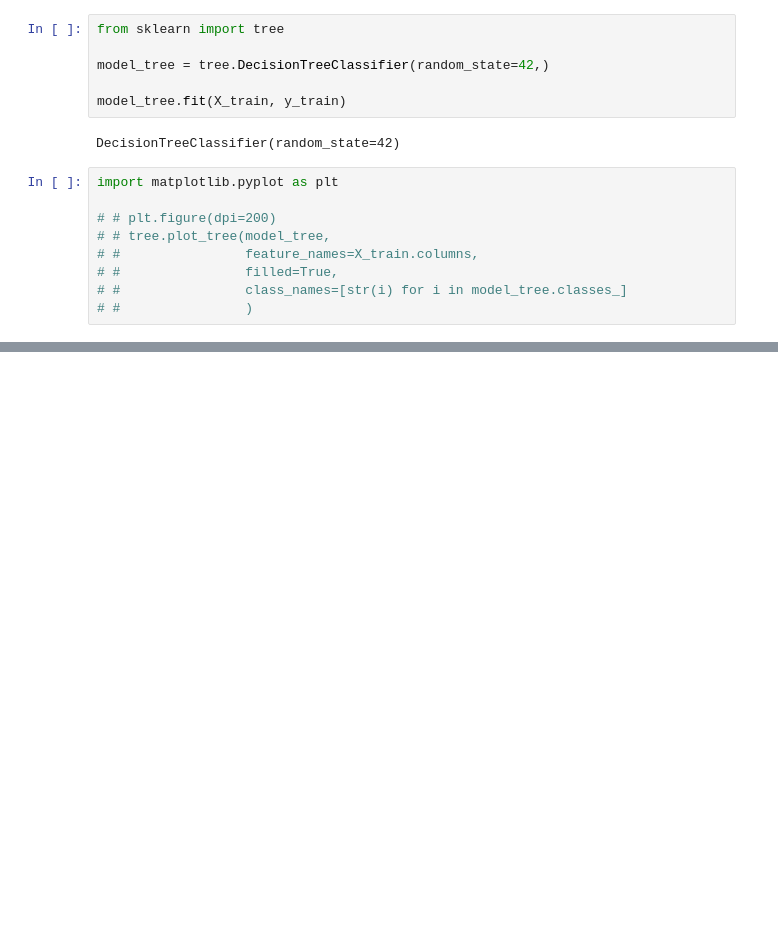
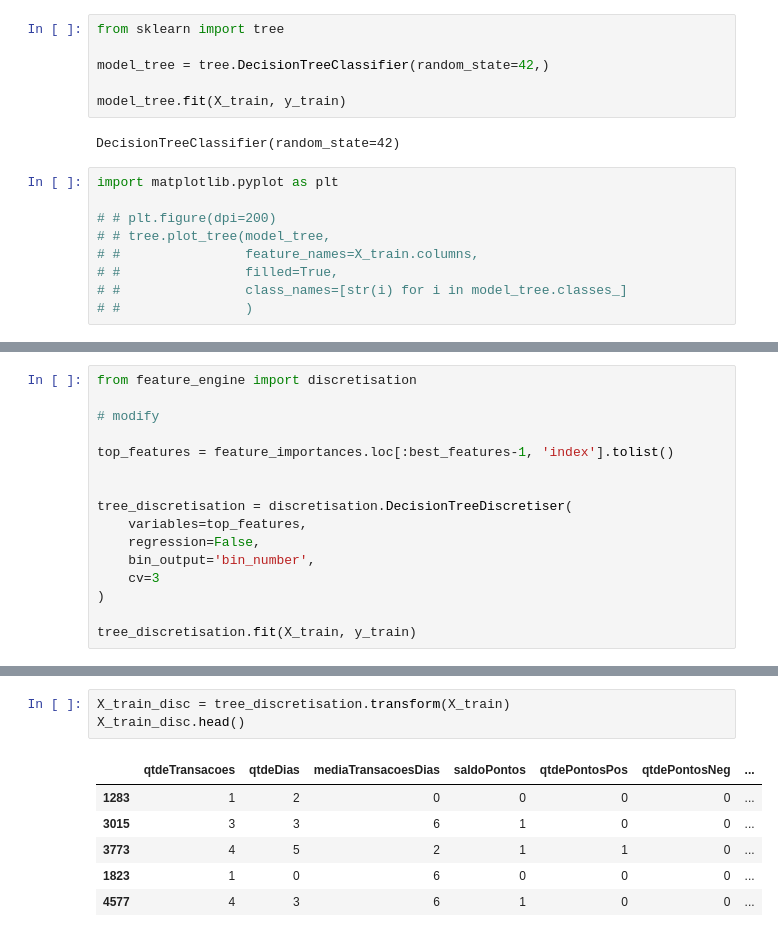
Before and after one commit to renancasalle/ml-4-poneis, a Jupyter notebook: churn/train.ipynb, the cells around one changed output, grey strips where cells are left out. Saved outputs shown, nothing was run; the diff lists cells and outputs as text; blank space fills up the shorter version.

Commit message:
add feature engine and number discretisation

```diff
--- a/churn/train.ipynb
+++ b/churn/train.ipynb
@@ -157,0 +166,16 @@ feature_importances[feature_importances[0] > 0.01]
+# %%
+from feature_engine import discretisation
+
+# modify
+
+top_features = feature_importances.loc[:best_features-1, 'index'].tolist()
+
+
+tree_discretisation = discretisation.DecisionTreeDiscretiser(
+    variables=top_features,
+    regression=False,
+    bin_output='bin_number',
+    cv=3
+)
+
+tree_discretisation.fit(X_train, y_train)
@@ -157,0 +199,10 @@ feature_importances[feature_importances[0] > 0.01]
+# %%
+X_train_disc = tree_discretisation.transform(X_train)
+X_train_disc.head()
+# %% [output]
+|  | qtdeTransacoes | qtdeDias | mediaTransacoesDias | saldoPontos | qtdePontosPos | qtdePontosNeg | ... |
+| 1283 | 1 | 2 | 0 | 0 | 0 | 0 | ... |
+| 3015 | 3 | 3 | 6 | 1 | 0 | 0 | ... |
+| 3773 | 4 | 5 | 2 | 1 | 1 | 0 | ... |
+| 1823 | 1 | 0 | 6 | 0 | 0 | 0 | ... |
+| 4577 | 4 | 3 | 6 | 1 | 0 | 0 | ... |
```
Also changed, not shown: parts of 6 cells of this notebook, 1 other file.
